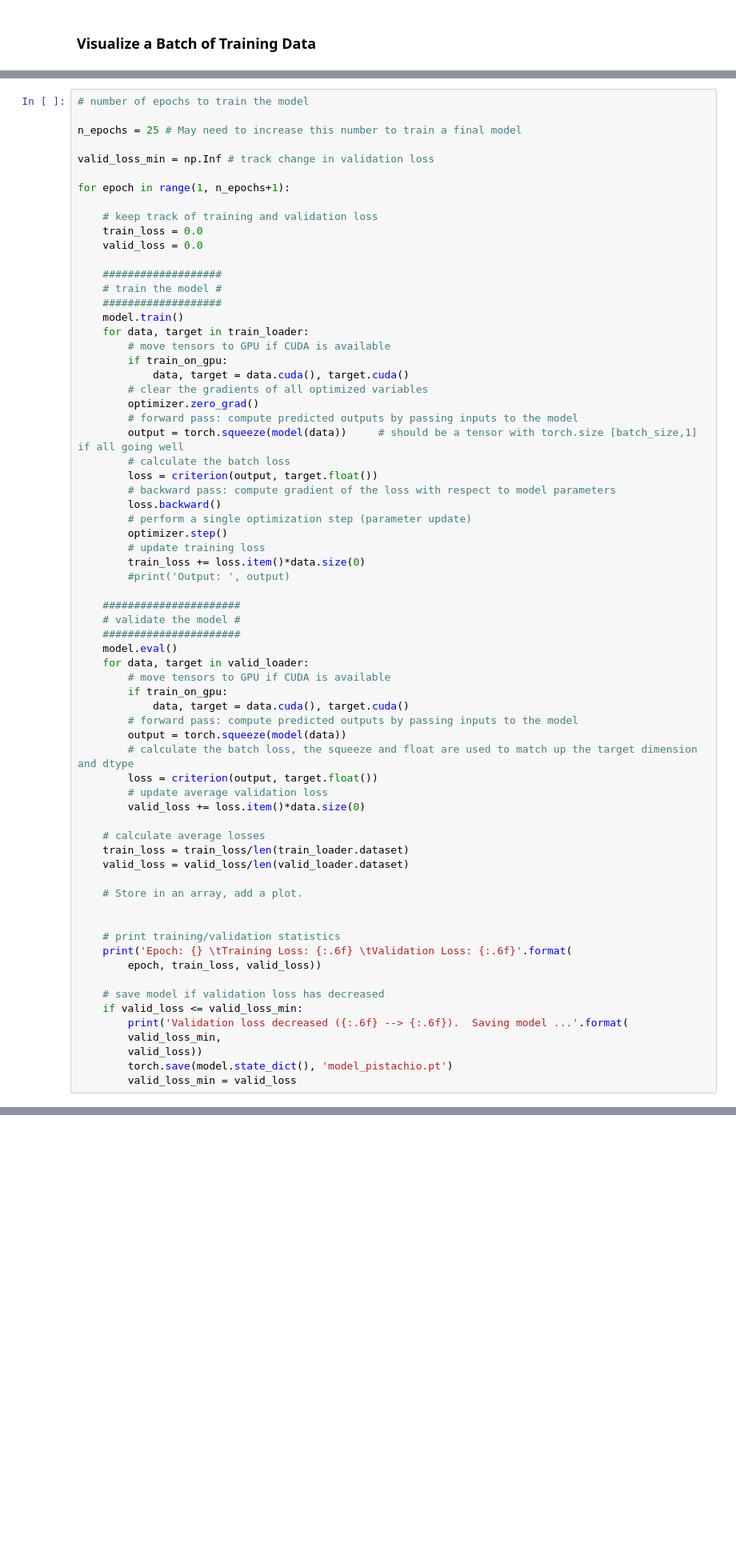
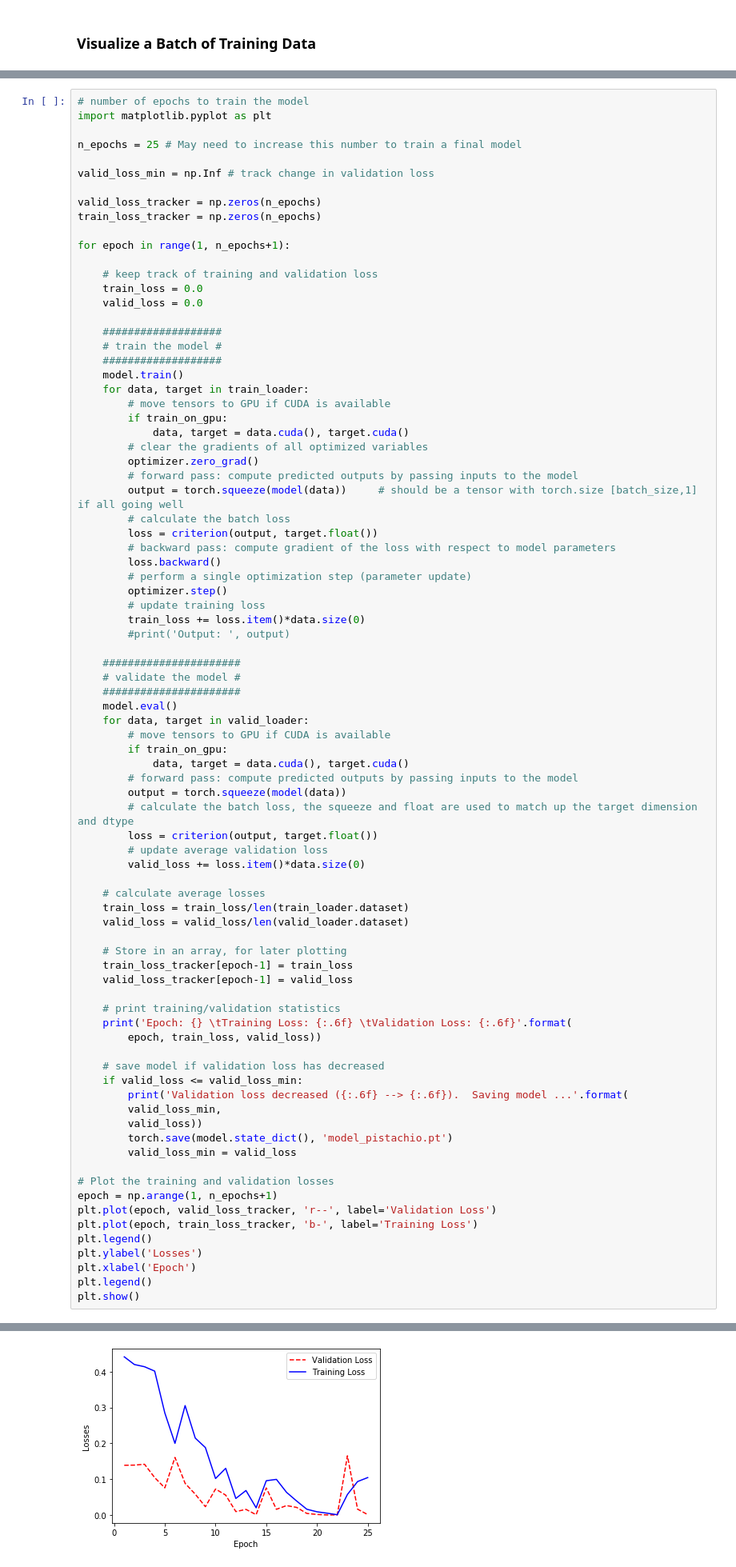
Before and after one commit to Wologman/Computer_Vision, a Jupyter notebook: pistachio_classifier.ipynb, the cells around one changed output, grey strips where cells are left out. Shown at 80% size. Saved outputs shown, nothing was run; the diff lists cells and outputs as text; blank space fills up the shorter version.

```diff
--- a/pistachio_classifier.ipynb
+++ b/pistachio_classifier.ipynb
@@ -232,10 +228,14 @@ optimizer = optim.Adam(model.parameters(), lr=0.01)  # This worked much better t
 Remember to look at how the training and validation loss decreases over time; if the validation loss ever increases it indicates possible overfitting.
 # %%
 # number of epochs to train the model
+import matplotlib.pyplot as plt
 
 n_epochs = 25 # May need to increase this number to train a final model
 
 valid_loss_min = np.Inf # track change in validation loss
+
+valid_loss_tracker = np.zeros(n_epochs)
+train_loss_tracker = np.zeros(n_epochs)
 
 for epoch in range(1, n_epochs+1):
 
@@ -284,8 +284,9 @@ for epoch in range(1, n_epochs+1):
     train_loss = train_loss/len(train_loader.dataset)
     valid_loss = valid_loss/len(valid_loader.dataset)
 
-    # Store in an array, add a plot.
-
+    # Store in an array, for later plotting
+    train_loss_tracker[epoch-1] = train_loss
+    valid_loss_tracker[epoch-1] = valid_loss
 
     # print training/validation statistics
     print('Epoch: {} \tTraining Loss: {:.6f} \tValidation Loss: {:.6f}'.format(
@@ -298,4 +299,14 @@ for epoch in range(1, n_epochs+1):
         valid_loss))
         torch.save(model.state_dict(), 'model_pistachio.pt')
         valid_loss_min = valid_loss
+
+# Plot the training and validation losses
+epoch = np.arange(1, n_epochs+1)
+plt.plot(epoch, valid_loss_tracker, 'r--', label='Validation Loss')
+plt.plot(epoch, train_loss_tracker, 'b-', label='Training Loss')
+plt.legend()
+plt.ylabel('Losses')
+plt.xlabel('Epoch')
+plt.legend()
+plt.show()
 # %% [output]
@@ -319,3 +330,4 @@ Epoch: 25       Training Loss: 0.002804         Validation Loss: 0.003192
+[figure, added]
 # %% [markdown]
 ###  Load the Model with the Lowest Validation Loss
 # %%
```
Also changed, not shown: parts of 8 cells of this notebook.
